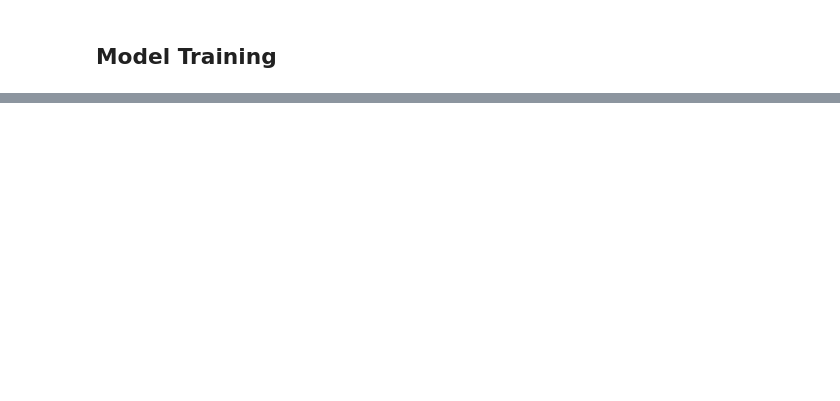
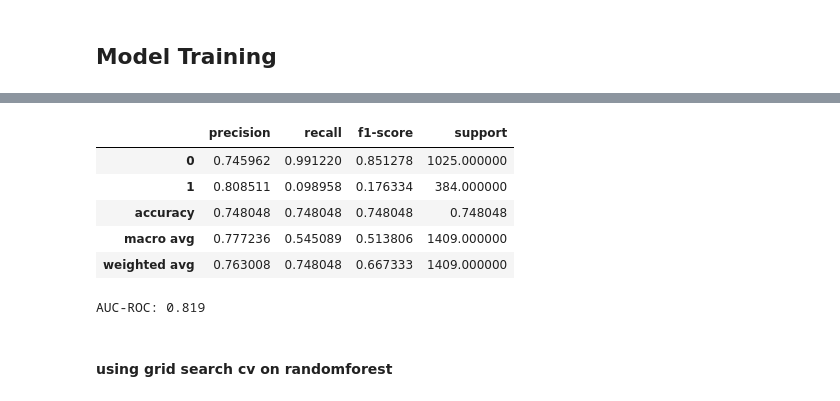
Before and after one commit to ahmed2402/Learning-ML, a Jupyter notebook: 4th_model/fourth_model.ipynb, the cells around one changed output, grey strips where cells are left out. Saved outputs shown, nothing was run; the diff lists cells and outputs as text; code cells hidden in the pictures; blank space fills up the shorter version.

```diff
--- a/4th_model/fourth_model.ipynb
+++ b/4th_model/fourth_model.ipynb
@@ -504,5 +230,6 @@ plt.show()
 # %%
 x_churn = churn.drop('Churn', axis=1)
+X_notstanderized_churn = churn.drop('Churn', axis=1)
 y_churn = churn[['Churn']]
 # %%
 x_churn
@@ -611,0 +366,3 @@ lr_results
+# %%
+from sklearn.model_selection import train_test_split
+X_train, X_test, y_train, y_test = train_test_split(X_notstanderized_churn, y_churn, test_size=0.2, random_state=100)
@@ -611,0 +376,3 @@ lr_results
+# %%
+y_rf_train_pred = rf.predict(X_train)  # Class labels (0 or 1)
+y_rf_test_pred = rf.predict(X_test)
@@ -611,0 +399,18 @@ lr_results
+# %%
+rf_report = classification_report(y_test, y_rf_test_pred, output_dict=True)
+rf_report_df = pd.DataFrame(rf_report).transpose()
+rf_report_df
+# %% [output]
+|  | precision | recall | f1-score | support |
+| 0 | 0.745962 | 0.991220 | 0.851278 | 1025.000000 |
+| 1 | 0.808511 | 0.098958 | 0.176334 | 384.000000 |
+| accuracy | 0.748048 | 0.748048 | 0.748048 | 0.748048 |
+| macro avg | 0.777236 | 0.545089 | 0.513806 | 1409.000000 |
+| weighted avg | 0.763008 | 0.748048 | 0.667333 | 1409.000000 |
+# %%
+from sklearn.metrics import roc_auc_score
+y_rf_proba = rf.predict_proba(X_test)[:, 1]  # Probability of class 1
+auc_rf = roc_auc_score(y_test, y_rf_proba)
+print(f"AUC-ROC: {auc_rf:.3f}")
+# %% [output]
+AUC-ROC: 0.819
@@ -611,0 +436,2 @@ lr_results
+# %% [markdown]
+#### using grid search cv on randomforest
```
Also changed, not shown: parts of 87 cells of this notebook.
